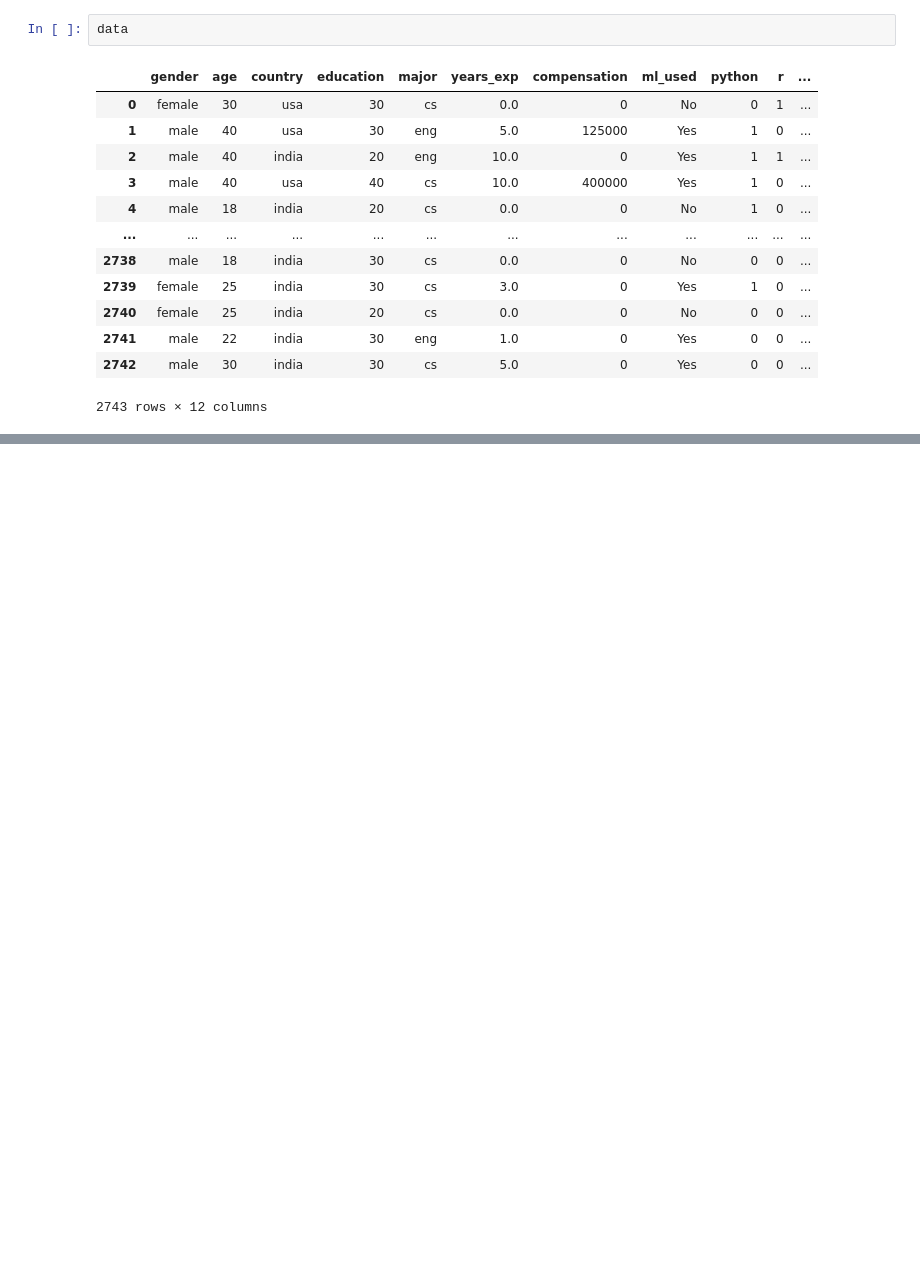
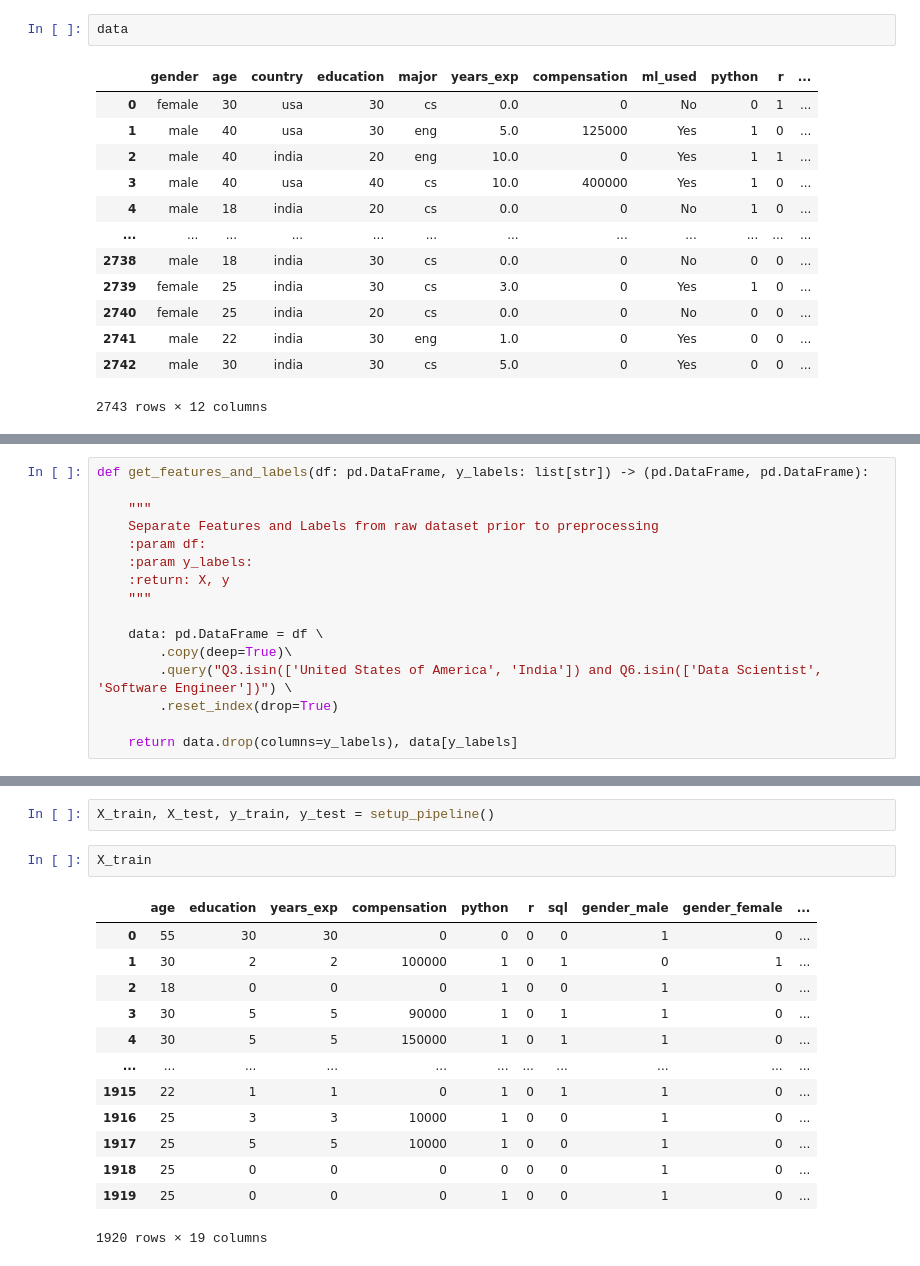
Before and after one commit to AkhilendraGadde/machine-learning, a Jupyter notebook: kaggle-survey-2018/kaggle-surver-dataset.ipynb, the cells around one changed output, grey strips where cells are left out. Saved outputs shown, nothing was run; the diff lists cells and outputs as text; blank space fills up the shorter version.

```diff
--- a/kaggle-survey-2018/kaggle-surver-dataset.ipynb
+++ b/kaggle-survey-2018/kaggle-surver-dataset.ipynb
@@ -263,0 +412,16 @@ data
+# %%
+def get_features_and_labels(df: pd.DataFrame, y_labels: list[str]) -> (pd.DataFrame, pd.DataFrame):
+
+    """
+    Separate Features and Labels from raw dataset prior to preprocessing
+    :param df:
+    :param y_labels:
+    :return: X, y
+    """
+
+    data: pd.DataFrame = df \
+        .copy(deep=True)\
+        .query("Q3.isin(['United States of America', 'India']) and Q6.isin(['Data Scientist', 'Software Engineer'])") \
+        .reset_index(drop=True)
+
+    return data.drop(columns=y_labels), data[y_labels]
@@ -263,0 +453,18 @@ data
+# %%
+X_train, X_test, y_train, y_test = setup_pipeline()
+# %%
+X_train
+# %% [output]
+|  | age | education | years_exp | compensation | python | r | sql | gender_male | gender_female | ... |
+| 0 | 55 | 30 | 30 | 0 | 0 | 0 | 0 | 1 | 0 | ... |
+| 1 | 30 | 2 | 2 | 100000 | 1 | 0 | 1 | 0 | 1 | ... |
+| 2 | 18 | 0 | 0 | 0 | 1 | 0 | 0 | 1 | 0 | ... |
+| 3 | 30 | 5 | 5 | 90000 | 1 | 0 | 1 | 1 | 0 | ... |
+| 4 | 30 | 5 | 5 | 150000 | 1 | 0 | 1 | 1 | 0 | ... |
+| ... | ... | ... | ... | ... | ... | ... | ... | ... | ... | ... |
+| 1915 | 22 | 1 | 1 | 0 | 1 | 0 | 1 | 1 | 0 | ... |
+| 1916 | 25 | 3 | 3 | 10000 | 1 | 0 | 0 | 1 | 0 | ... |
+| 1917 | 25 | 5 | 5 | 10000 | 1 | 0 | 0 | 1 | 0 | ... |
+| 1918 | 25 | 0 | 0 | 0 | 0 | 0 | 0 | 1 | 0 | ... |
+| 1919 | 25 | 0 | 0 | 0 | 1 | 0 | 0 | 1 | 0 | ... |
+1920 rows × 19 columns
```
Also changed, not shown: parts of 17 cells of this notebook, 1 other file.
